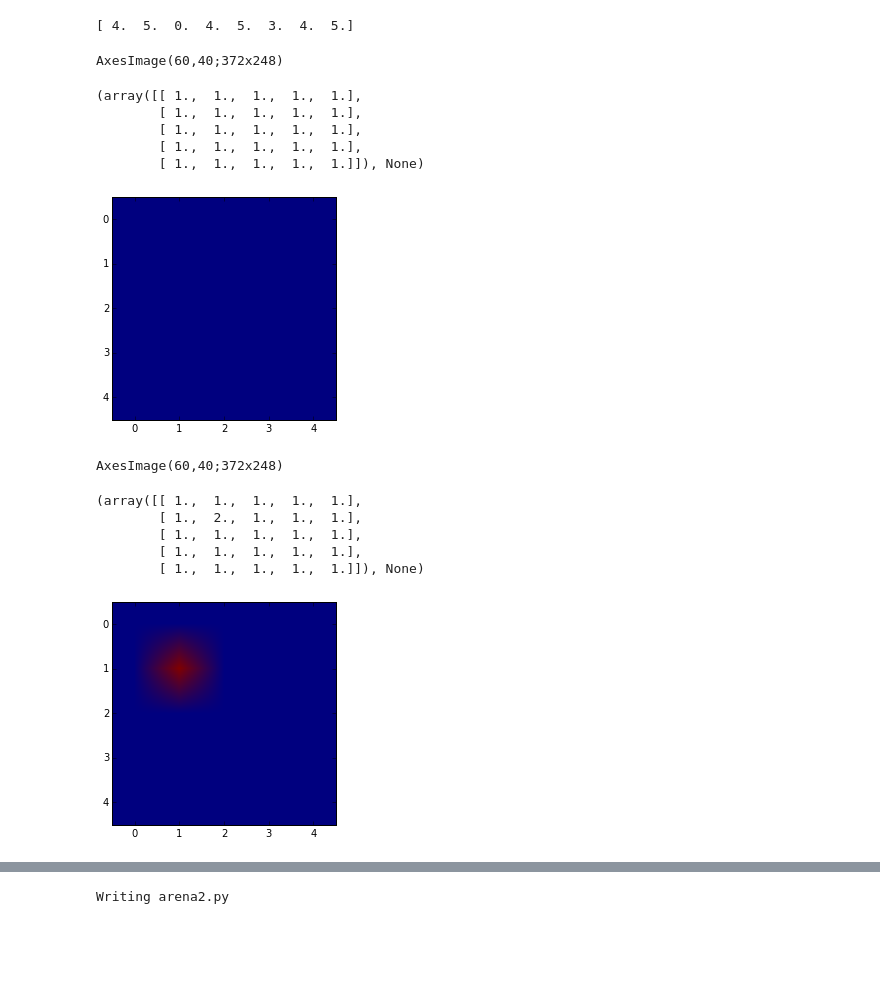
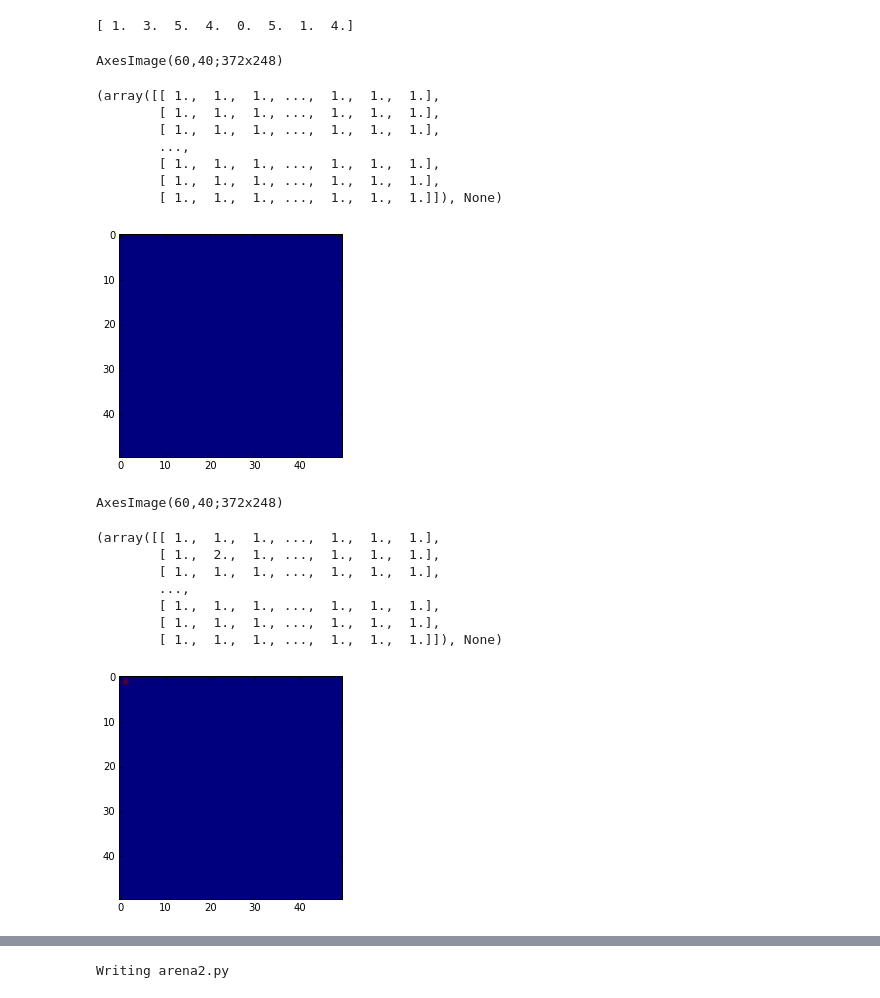
Before and after one commit to LoreMD/proyectoMateCompu, a Jupyter notebook: TodoEsIncreible.ipynb, the cells around one changed output, grey strips where cells are left out. Drawn from its saved outputs; the diff is of its cells as text; code cells hidden in the pictures; blank space fills up the shorter version.

```diff
--- a/TodoEsIncreible.ipynb
+++ b/TodoEsIncreible.ipynb
@@ -57,7 +57,7 @@ class Cell:
         if self.state==1:
             self.checaFuego(estadoActual)
             #if self.state==1:#este if es por si el estado sigue siendo vivo (despues de checar el fuego de los vecinos)
-                #self.spontaneousCombustion(f)
+            self.spontaneousCombustion(f)
         else:
             self.muere()
             self.revive(p)
@@ -209,7 +209,7 @@ pa.crea()
 pa.startRandom()
 pa.toString()
 # %% [output]
-[ 4.  5.  0.  4.  5.  3.  4.  5.]
+[ 1.  3.  5.  4.  0.  5.  1.  4.]
 # %%
 class Bosque():
     def __init__(self,L,f,p):
@@ -339,28 +339,32 @@ class Bosque():
         colores=plt.imshow(estatico[1:self.L-1,1:self.L-1])
         print colores
 # %%
-b=Bosque(5+2,0.05,0.05)
+b=Bosque(50+2,0.05,0.05)
 b.crea()
 b.toString(), b.imprime()
 # %% [output]
 AxesImage(60,40;372x248)
-(array([[ 1.,  1.,  1.,  1.,  1.],
-        [ 1.,  1.,  1.,  1.,  1.],
-        [ 1.,  1.,  1.,  1.,  1.],
-        [ 1.,  1.,  1.,  1.,  1.],
-        [ 1.,  1.,  1.,  1.,  1.]]), None)
+(array([[ 1.,  1.,  1., ...,  1.,  1.,  1.],
+        [ 1.,  1.,  1., ...,  1.,  1.,  1.],
+        [ 1.,  1.,  1., ...,  1.,  1.,  1.],
+        ...,
+        [ 1.,  1.,  1., ...,  1.,  1.,  1.],
+        [ 1.,  1.,  1., ...,  1.,  1.,  1.],
+        [ 1.,  1.,  1., ...,  1.,  1.,  1.]]), None)
-[figure, old version]
+[figure, new version]
 # %%
 b.empiezaFuego()
 b.toString(), b.imprime()
 # %% [output]
 AxesImage(60,40;372x248)
-(array([[ 1.,  1.,  1.,  1.,  1.],
-        [ 1.,  2.,  1.,  1.,  1.],
-        [ 1.,  1.,  1.,  1.,  1.],
-        [ 1.,  1.,  1.,  1.,  1.],
-        [ 1.,  1.,  1.,  1.,  1.]]), None)
+(array([[ 1.,  1.,  1., ...,  1.,  1.,  1.],
+        [ 1.,  2.,  1., ...,  1.,  1.,  1.],
+        [ 1.,  1.,  1., ...,  1.,  1.,  1.],
+        ...,
+        [ 1.,  1.,  1., ...,  1.,  1.,  1.],
+        [ 1.,  1.,  1., ...,  1.,  1.,  1.],
+        [ 1.,  1.,  1., ...,  1.,  1.,  1.]]), None)
-[figure, old version]
+[figure, new version]
 # %%
 b.step()
 b.toString(), b.imprime()
```
Also changed, not shown: parts of 4 cells of this notebook.
